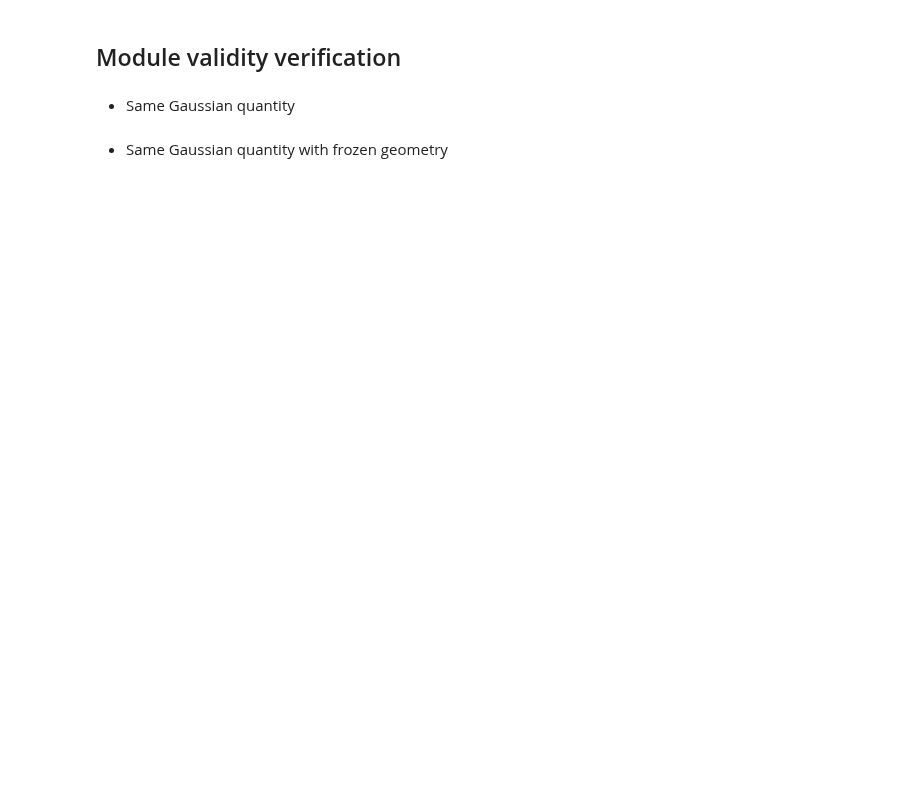
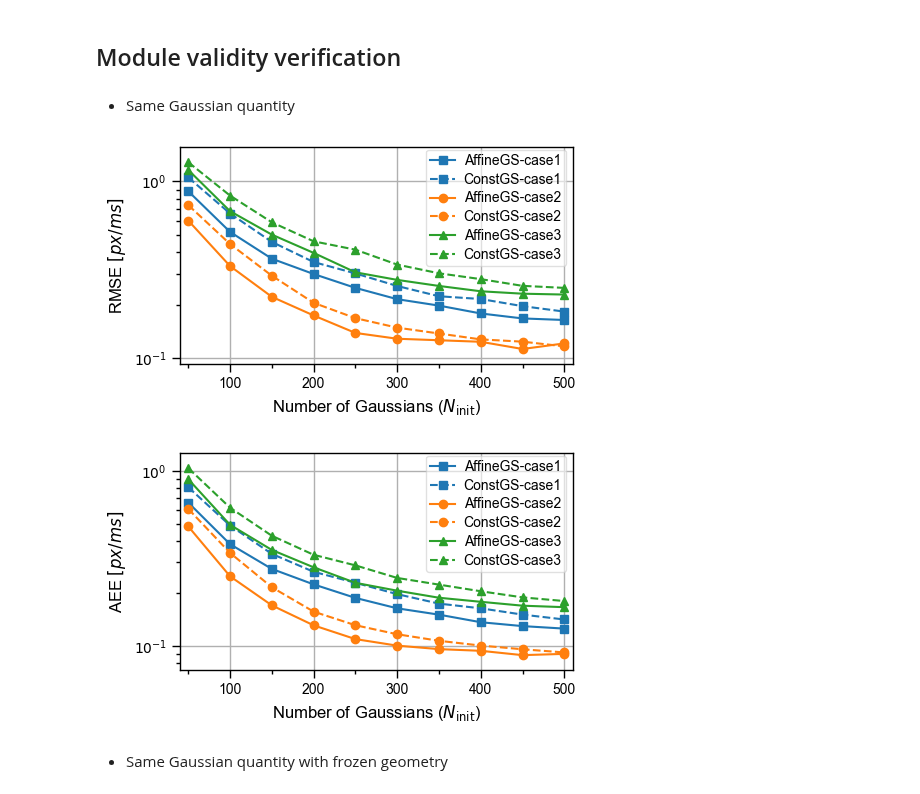
Before and after one commit to tingyu-art/AffineGS, a Jupyter notebook: experiments/EXP1.ipynb, the cells around one changed output. Drawn from its saved outputs; the diff is of its cells as text; code cells hidden in the pictures; blank space fills up the shorter version.

```diff
--- a/experiments/EXP1.ipynb
+++ b/experiments/EXP1.ipynb
@@ -201,7 +212,7 @@ def plot_jacobian_ablation(data_filename, output_prefix, x_label, save=True):
             metric=metric,
             save_path=save_path,
             x_label=x_label,
-            style_names={"1": "Affine", "0": "Const"},
+            style_names={"1": "AffineGS", "0": "ConstGS"},
             style_linestyles={"1": "-", "0": "--"},
             style_legend_anchor=(0.58, 1.02),
             figsize=(5, 3),
@@ -286,12 +297,15 @@ save_results_to_json(jacobian_results, OUTPUT_DIR / "1-jacobian-results.json", i
 # %%
 save_jacobian_figures = True
 
 plot_jacobian_ablation(
     data_filename="1-jacobian-results.json",
     output_prefix="1-jacobian",
-    x_label="Number of Gaussians (init_n)",
+    x_label=r"Number of Gaussians ($N_{\mathrm{init}}$)",
     save=save_jacobian_figures,
 )
+# %% [output]
+[figure, added]
+[figure, added]
 # %% [markdown]
 - Same Gaussian quantity with frozen geometry
 # %%
```
Also changed, not shown: parts of 17 cells of this notebook, 22 other files.
